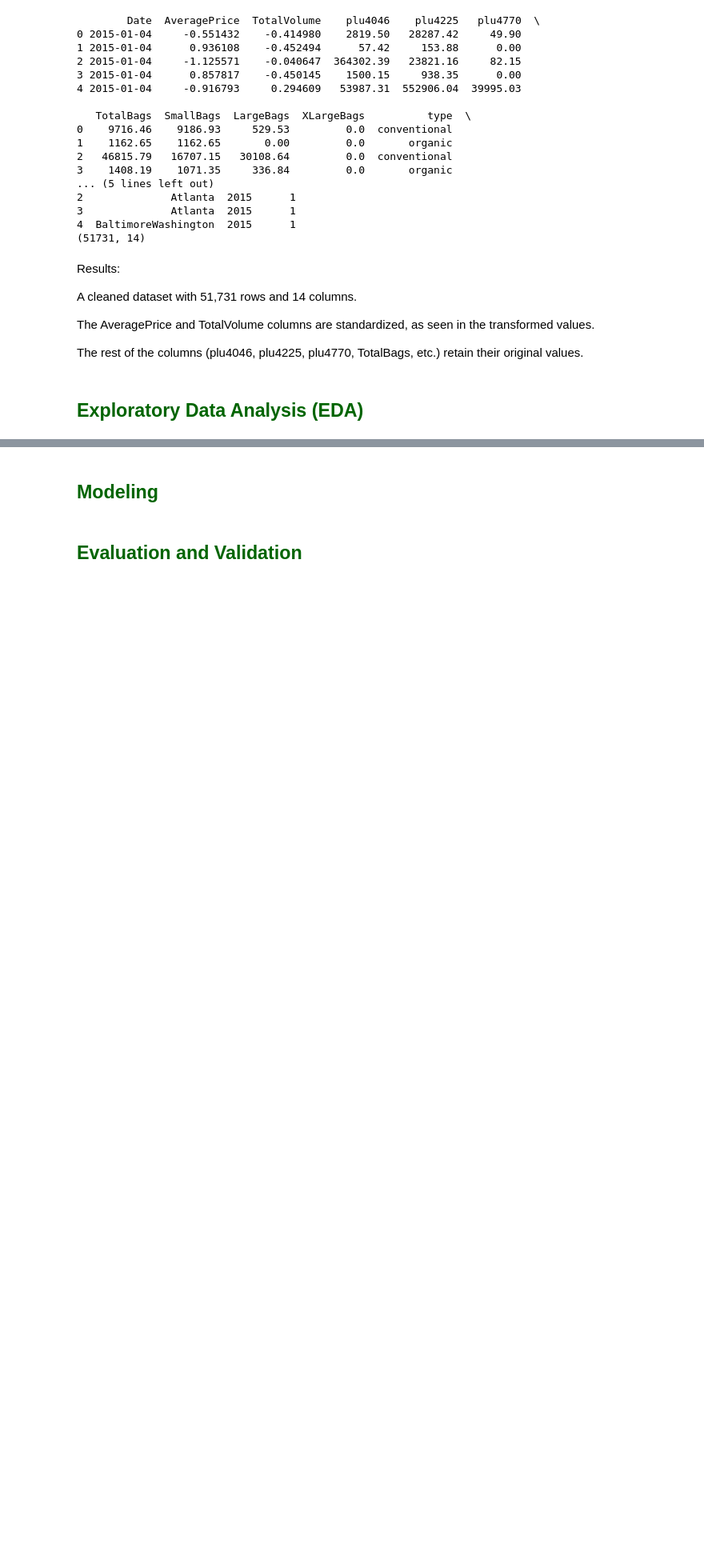
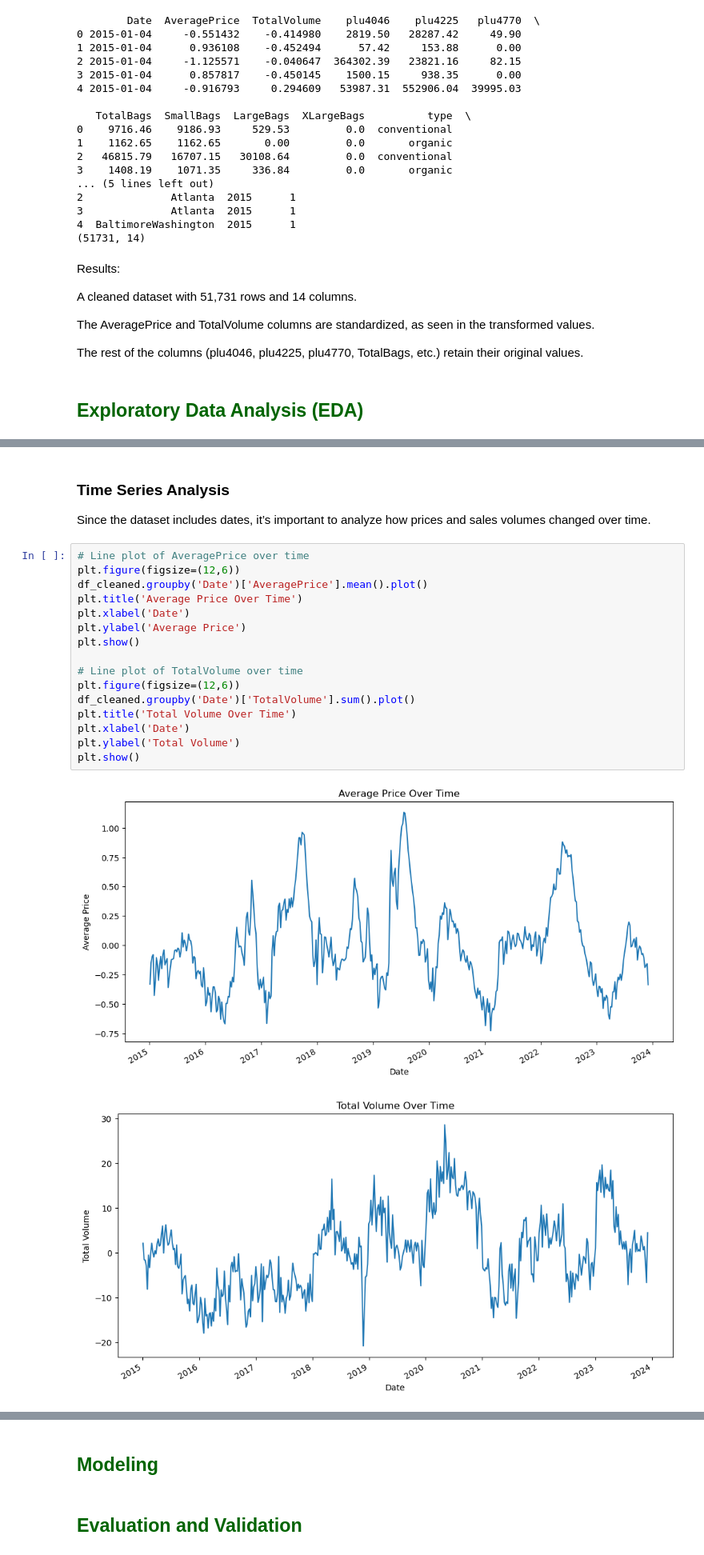
Before and after one commit to mahlatselelosa/Avocado-Prices-and-Sales-Volume-Analysis-2015-2023-, a Jupyter notebook: Avocado Prices and Sales Volume Analysis (2015-2023).ipynb, the cells around one changed output, grey strips where cells are left out. Shown: that part at 80% size. Drawn from its saved outputs; the diff is of its cells as text; blank space fills up the shorter version.

```diff
--- a/Avocado Prices and Sales Volume Analysis (2015-2023).ipynb
+++ b/Avocado Prices and Sales Volume Analysis (2015-2023).ipynb
@@ -303,0 +363,23 @@ The rest of the columns (plu4046, plu4225, plu4770, TotalBags, etc.) retain thei
+# %% [markdown]
+ ### Time Series Analysis
+
+Since the dataset includes dates, it’s important to analyze how prices and sales volumes changed over time.
+# %%
+# Line plot of AveragePrice over time
+plt.figure(figsize=(12,6))
+df_cleaned.groupby('Date')['AveragePrice'].mean().plot()
+plt.title('Average Price Over Time')
+plt.xlabel('Date')
+plt.ylabel('Average Price')
+plt.show()
+
+# Line plot of TotalVolume over time
+plt.figure(figsize=(12,6))
+df_cleaned.groupby('Date')['TotalVolume'].sum().plot()
+plt.title('Total Volume Over Time')
+plt.xlabel('Date')
+plt.ylabel('Total Volume')
+plt.show()
+# %% [output]
+[figure, added]
+[figure, added]
```
Also changed, not shown: parts of 8 cells of this notebook.
